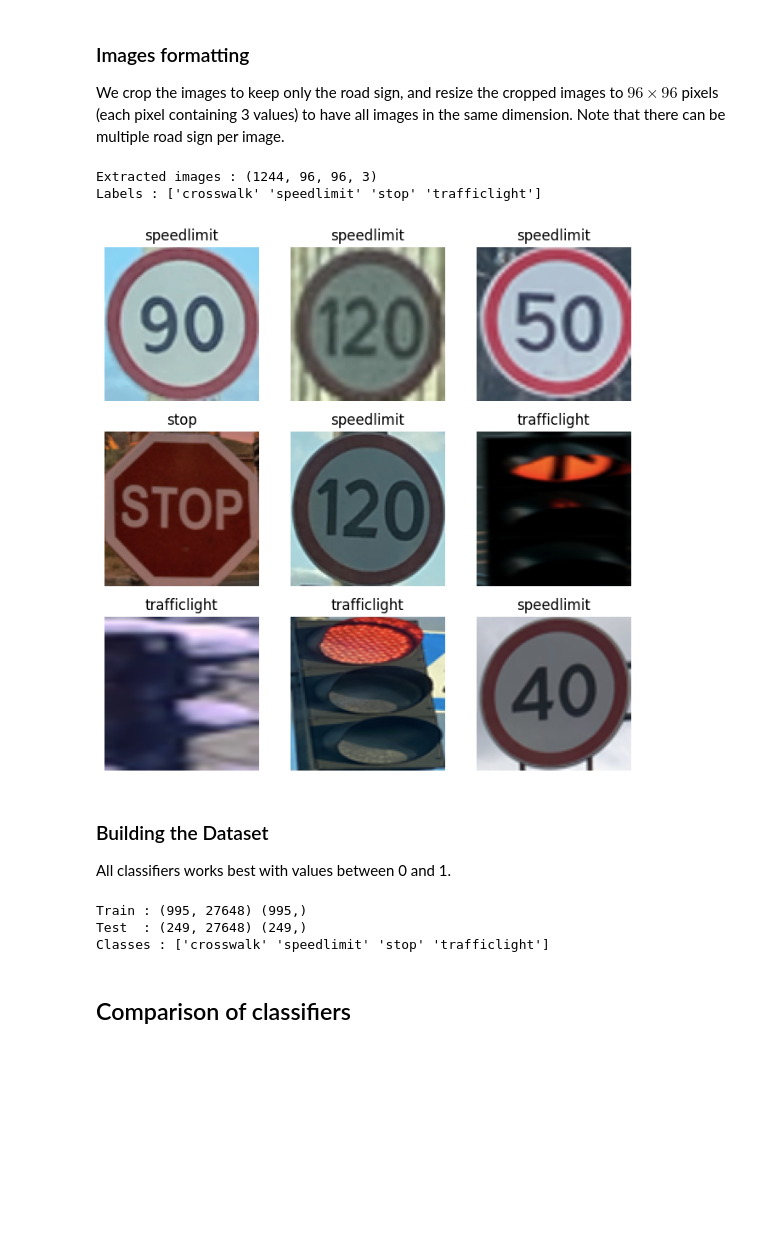
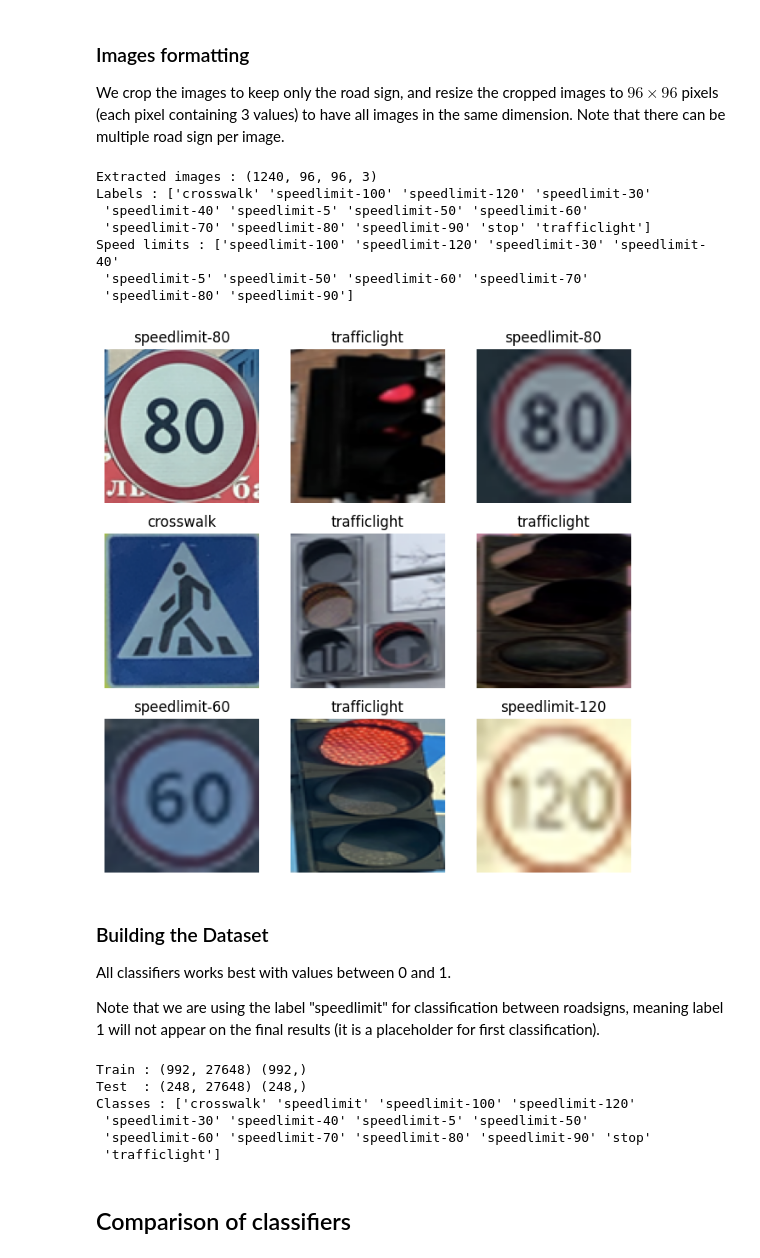
Before and after one commit to EliottMoriamez/Sign-Recognition-Team-A, a Jupyter notebook: project.ipynb, the cells around one changed output. Drawn from its saved outputs; the diff is of its cells as text; code cells hidden in the pictures; blank space fills up the shorter version.

```diff
--- a/project.ipynb
+++ b/project.ipynb
@@ -59,7 +59,8 @@ We crop the images to keep only the road sign, and resize the cropped images to
 # %%
 IMG_SIZE = 96
 X = []
-y = []
+y_all = []
+y_mask = []
 
 xml_files = sorted(glob.glob(ANN_DIR + "/*.xml"))
 for xml_path in xml_files:
@@ -74,48 +75,72 @@ for xml_path in xml_files:
         crop = img.crop((xmin, ymin, xmax, ymax))
         crop = crop.resize((IMG_SIZE, IMG_SIZE))
         X.append(np.array(crop))
-        y.append(label)
+        y_all.append(label)
+        y_mask.append("-" in label)
+
 X = np.array(X)
-y = np.array(y)
+y_all = np.array(y_all)
 
 print("Extracted images :", X.shape)
-print("Labels :", np.unique(y))
+print("Labels :", np.unique(y_all))
+print("Speed limits :", np.unique(y_all[y_mask]))
 # %% [output]
-Extracted images : (1244, 96, 96, 3)
-Labels : ['crosswalk' 'speedlimit' 'stop' 'trafficlight']
+Extracted images : (1240, 96, 96, 3)
+Labels : ['crosswalk' 'speedlimit-100' 'speedlimit-120' 'speedlimit-30'
+ 'speedlimit-40' 'speedlimit-5' 'speedlimit-50' 'speedlimit-60'
+ 'speedlimit-70' 'speedlimit-80' 'speedlimit-90' 'stop' 'trafficlight']
+Speed limits : ['speedlimit-100' 'speedlimit-120' 'speedlimit-30' 'speedlimit-40'
+ 'speedlimit-5' 'speedlimit-50' 'speedlimit-60' 'speedlimit-70'
+ 'speedlimit-80' 'speedlimit-90']
 # %%
 plt.figure(figsize=(8,8))
 for i in range(9):
     idx = random.randint(0, len(X)-1)
     plt.subplot(3,3,i+1)
     plt.imshow(X[idx].astype("uint8"))
-    plt.title(y[idx])
+    plt.title(y_all[idx])
     plt.axis('off')
 plt.show()
 # %% [output]
-[figure, old version]
+[figure, new version]
 # %% [markdown]
 ### Building the Dataset
 
 All classifiers works best with values between 0 and 1.
+
+Note that we are using the label "speedlimit" for classification between roadsigns, meaning label 1 will not appear on the final results (it is a placeholder for first classification).
 # %%
 X = X.astype("float32") / 255.0
 X_flat = X.reshape(X.shape[0], -1)
 
 label_encoder = LabelEncoder()
-y_encoded = label_encoder.fit_transform(y)
+label_str = np.unique(y_all)
+label_str = np.append(label_str, ["speedlimit"])
+label_encoder.fit(label_str)
+y_encoded_all = label_encoder.transform(y_all)
 
-X_train, X_test, y_train, y_test = train_test_split(
-    X_flat, y_encoded, test_size=0.2, random_state=42, stratify=y_encoded
+X_train, X_test, y_train_all, y_test_all = train_test_split(
+    X_flat, y_encoded_all, test_size=0.2, random_state=42, stratify=y_encoded_all
 )
 
-print("Train :", X_train.shape, y_train.shape)
-print("Test  :", X_test.shape, y_test.shape)
+print("Train :", X_train.shape, y_train_all.shape)
+print("Test  :", X_test.shape, y_test_all.shape)
 print("Classes :", label_encoder.classes_)
+
+y_train = np.copy(y_train_all)
+mask = np.isin(y_train, label_encoder.transform(["speedlimit", "crosswalk", "stop", "trafficlight"]))
+y_train[~mask] = label_encoder.transform(["speedlimit"])[0]
+
+y_test = np.copy(y_test_all)
+mask = np.isin(y_test, label_encoder.transform(["speedlimit", "crosswalk", "stop", "trafficlight"]))
+y_test[~mask] = label_encoder.transform(["speedlimit"])[0]
 # %% [output]
-Train : (995, 27648) (995,)
-Test  : (249, 27648) (249,)
-Classes : ['crosswalk' 'speedlimit' 'stop' 'trafficlight']
+Train : (992, 27648) (992,)
+Test  : (248, 27648) (248,)
+Classes : ['crosswalk' 'speedlimit' 'speedlimit-100' 'speedlimit-120'
+ 'speedlimit-30' 'speedlimit-40' 'speedlimit-5' 'speedlimit-50'
+ 'speedlimit-60' 'speedlimit-70' 'speedlimit-80' 'speedlimit-90' 'stop'
+ 'trafficlight']
 # %% [markdown]
 ## Comparison of classifiers
 # %% [markdown]
```
Also changed, not shown: parts of 17 cells of this notebook.
